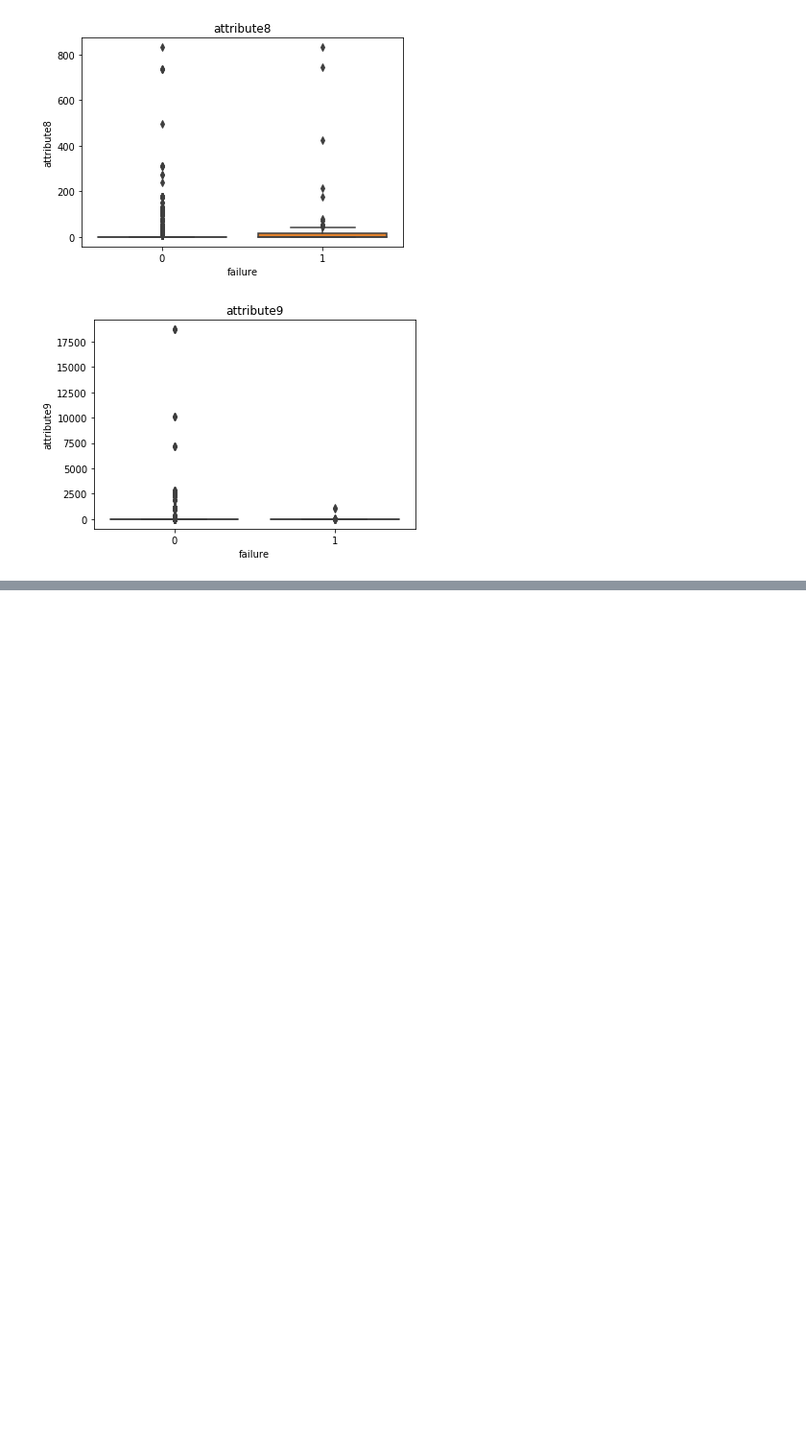
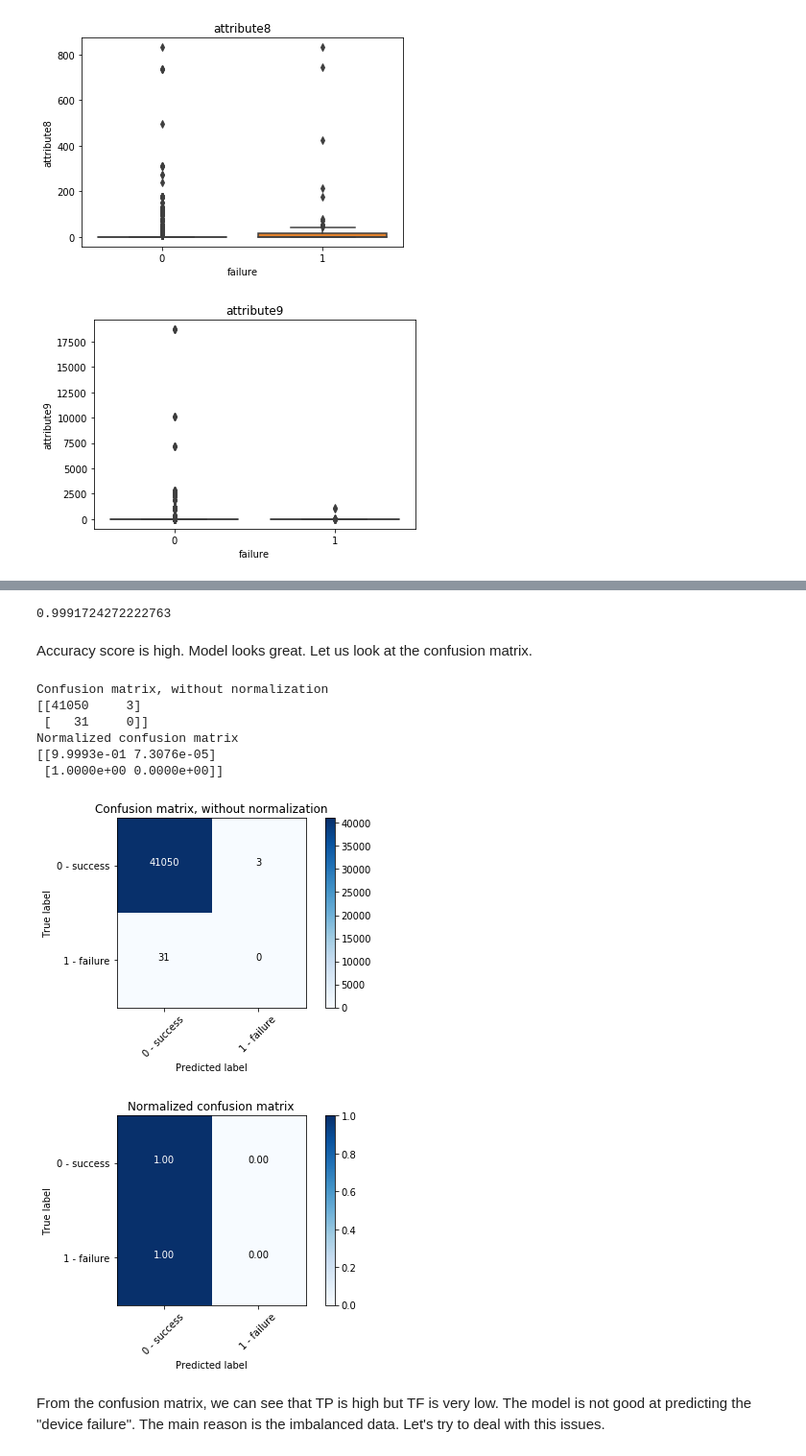
Before and after one commit to amithasen/DeviceFailure_prediction, a Jupyter notebook: AWS_Challenge_Yuwei Zhu.ipynb, the cells around one changed output, grey strips where cells are left out. Shown at 96% size. Cells and saved outputs as stored; diff of their text form; code cells hidden in the pictures; blank space fills up the shorter version.

```diff
--- a/AWS_Challenge_Yuwei Zhu.ipynb
+++ b/AWS_Challenge_Yuwei Zhu.ipynb
@@ -113,0 +134,17 @@ From above boxplot, the distbution and outliers of attribute 2,3,4,5,6,9 in "fai
+# %%
+X = data.drop(['date', 'failure'], axis=1)
+X = pd.get_dummies(X, columns = ["device"])
+Y = data['failure']
+# %%
+# Train/test split
+X_train, X_test, y_train, y_test = train_test_split(X,Y, test_size = 0.33, random_state=42)
+# %%
+clf = DecisionTreeClassifier(max_depth = 5)
+clf.fit(X_train, y_train)
+y_pred = clf.predict(X_test)
+# %%
+accuracy_score(y_test,y_pred)
+# %% [output]
+0.9991724272222763
+# %% [markdown]
+Accuracy score is high. Model looks great. Let us look at the confusion matrix.
@@ -113,0 +188,29 @@ From above boxplot, the distbution and outliers of attribute 2,3,4,5,6,9 in "fai
+# %%
+# Comput Confusion Matrix
+clf_matrix = confusion_matrix(y_test, y_pred)
+np.set_printoptions(precision=4)
+
+# Plot non-normalized confusion matrix
+plt.figure()
+plot_confusion_matrix(clf_matrix, classes=class_names,
+                      title='Confusion matrix, without normalization')
+
+# Plot normalized confusion matrix
+plt.figure()
+plot_confusion_matrix(clf_matrix, classes=class_names, normalize=True,
+                      title='Normalized confusion matrix')
+
+plt.show()
+# %% [output]
+Confusion matrix, without normalization
+[[41050     3]
+ [   31     0]]
+Normalized confusion matrix
+[[9.9993e-01 7.3076e-05]
+ [1.0000e+00 0.0000e+00]]
+[figure, added]
+[figure, added]
+# %% [markdown]
+From the confusion matrix, we can see that TP is high but TF is very low.
+The model is not good at predicting the "device failure".
+The main reason is the imbalanced data. Let's try to deal with this issues.
```
Also changed, not shown: parts of 49 cells of this notebook.
